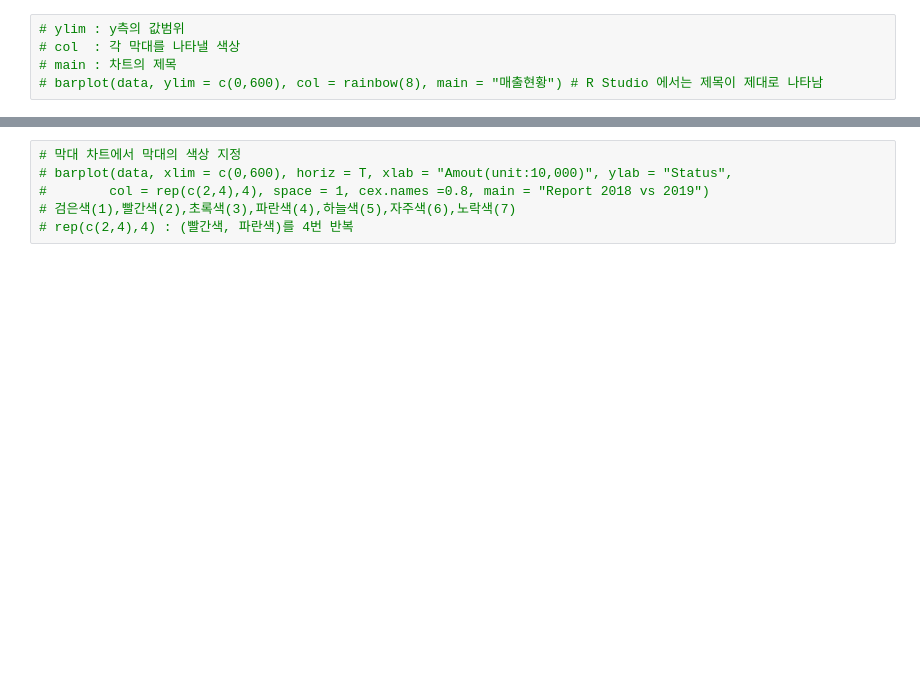
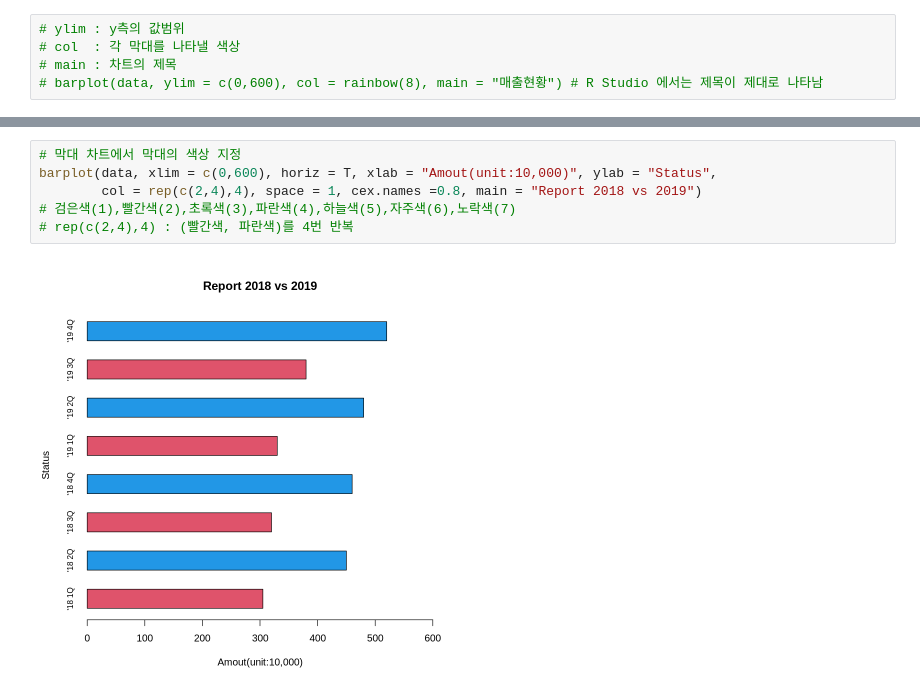
Before and after one commit to gyujin0450/RPRG_PartII, a Jupyter notebook: p140_이산변수시각화.ipynb, the cells around one changed output, grey strips where cells are left out. Drawn from its saved outputs; the diff is of its cells as text; blank space fills up the shorter version.

```diff
--- a/p140_이산변수시각화.ipynb
+++ b/p140_이산변수시각화.ipynb
@@ -39,8 +48,10 @@ barplot(data)
 # %%
 # 막대 차트에서 막대의 색상 지정
-# barplot(data, xlim = c(0,600), horiz = T, xlab = "Amout(unit:10,000)", ylab = "Status",
-#        col = rep(c(2,4),4), space = 1, cex.names =0.8, main = "Report 2018 vs 2019")
+barplot(data, xlim = c(0,600), horiz = T, xlab = "Amout(unit:10,000)", ylab = "Status",
+        col = rep(c(2,4),4), space = 1, cex.names =0.8, main = "Report 2018 vs 2019")
 # 검은색(1),빨간색(2),초록색(3),파란색(4),하늘색(5),자주색(6),노락색(7)
 # rep(c(2,4),4) : (빨간색, 파란색)를 4번 반복
+# %% [output]
+[figure, added]
 # %%
 # 막대 차트에서 색상 이름을 사용하여 막대의 색상 지정
```
Also changed, not shown: parts of 16 cells of this notebook.
